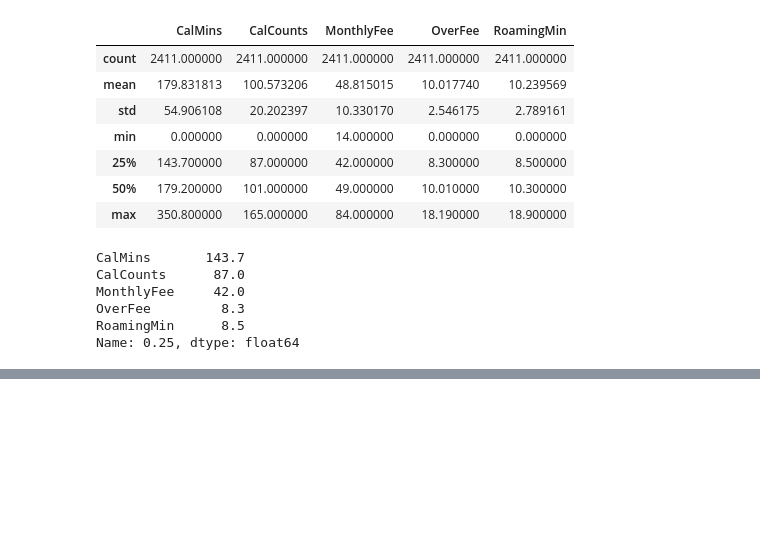
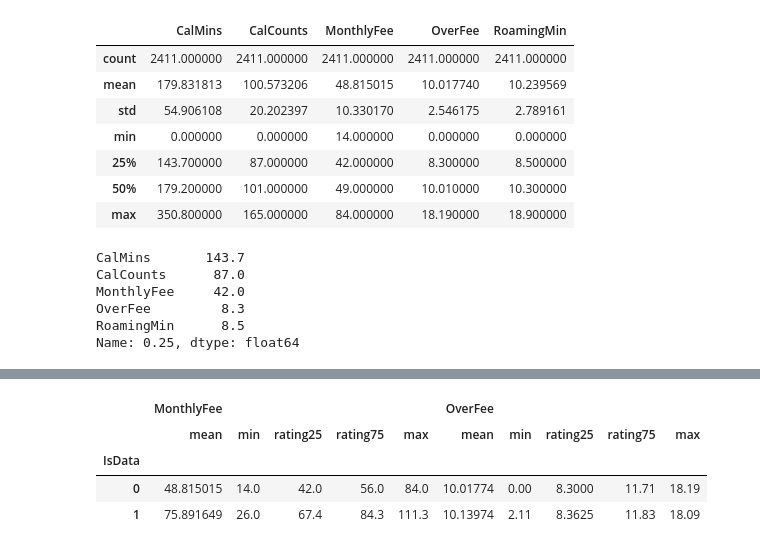
Before and after one commit to heyera/programming3_class, a Jupyter notebook: final.ipynb, the cells around one changed output, grey strips where cells are left out. Drawn from its saved outputs; the diff is of its cells as text; code cells hidden in the pictures; blank space fills up the shorter version.

```diff
--- a/final.ipynb
+++ b/final.ipynb
@@ -279,3 +288,16 @@ def ratating75 (arr):
+# %%
+(
+    data
+    .groupby(['IsData'])
+    .agg({'MonthlyFee': ['mean','min',rating25,rating75,'max'],
+           'OverFee' :['mean','min',rating25,rating75,'max']})
+)
+# %% [output]
+|  | MonthlyFee |  |  |  |  | OverFee |  |  |  |  |
+|  | mean | min | rating25 | rating75 | max | mean | min | rating25 | rating75 | max |
+| IsData |  |  |  |  |  |  |  |  |  |  |
+| 0 | 48.815015 | 14.0 | 42.0 | 56.0 | 84.0 | 10.01774 | 0.00 | 8.3000 | 11.71 | 18.19 |
+| 1 | 75.891649 | 26.0 | 67.4 | 84.3 | 111.3 | 10.13974 | 2.11 | 8.3625 | 11.83 | 18.09 |
 # %%
 isdata0Calm=[]
 dr=data_range[data_range['MemberWeeks']==0]
```
Also changed, not shown: parts of 5 cells of this notebook.
